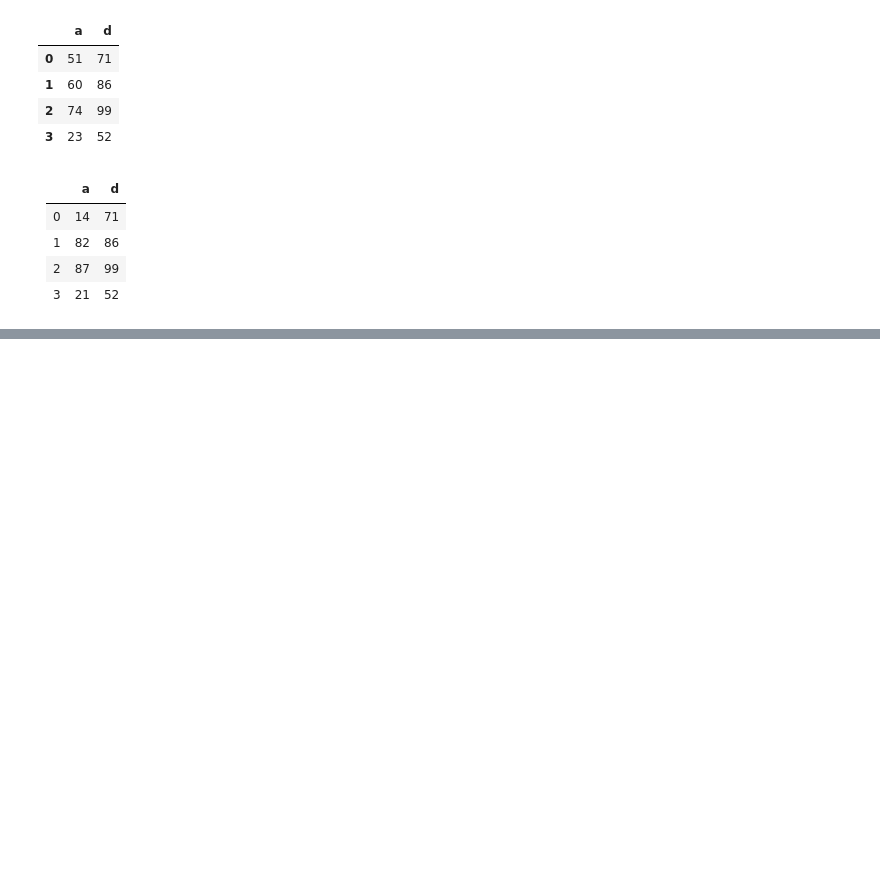
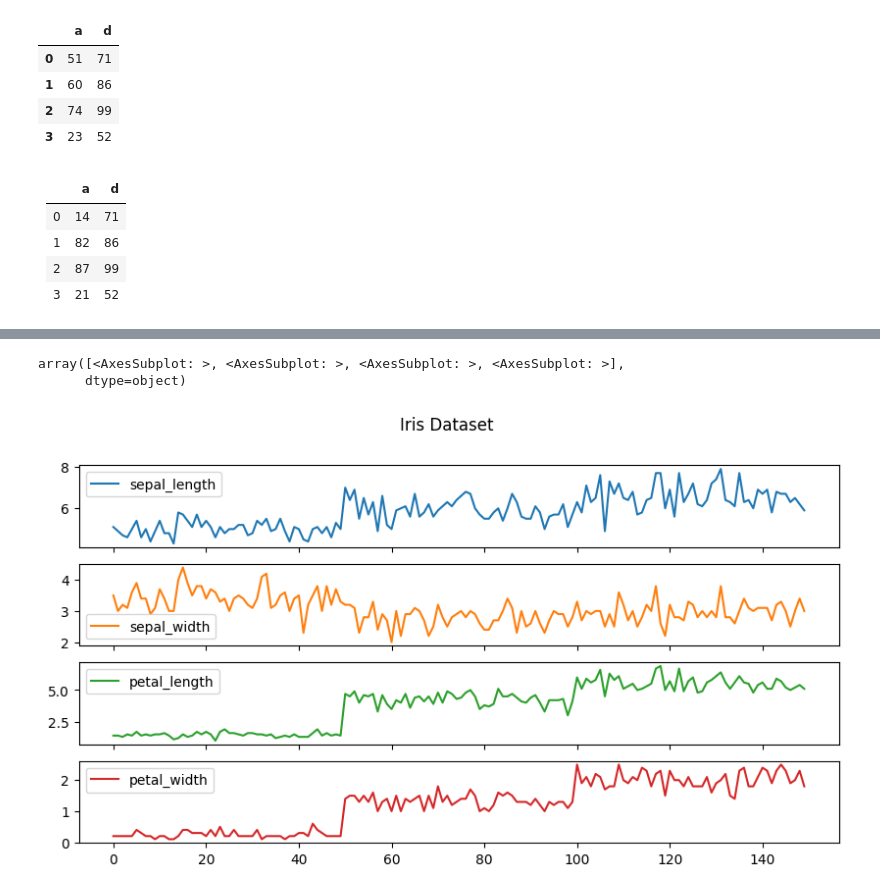
Before and after one commit to mpolinowski/python-pandas-2023, a Jupyter notebook: pandas_cheat_sheet.ipynb, the cells around one changed output, grey strips where cells are left out. Cells and saved outputs as stored; diff of their text form; code cells hidden in the pictures; blank space fills up the shorter version.

```diff
--- a/pandas_cheat_sheet.ipynb
+++ b/pandas_cheat_sheet.ipynb
@@ -3133,0 +3194,13 @@ sql_df
+# %%
+iris_ds.plot(
+    title='Iris Dataset',
+    subplots=True,
+    figsize=(10,5),
+    legend=True,
+    sharex=True,
+    logy=False
+)
+# %% [output]
+array([<AxesSubplot: >, <AxesSubplot: >, <AxesSubplot: >, <AxesSubplot: >],
+      dtype=object)
+[figure, added]
```
Also changed, not shown: parts of 75 cells of this notebook, 25 other files.
